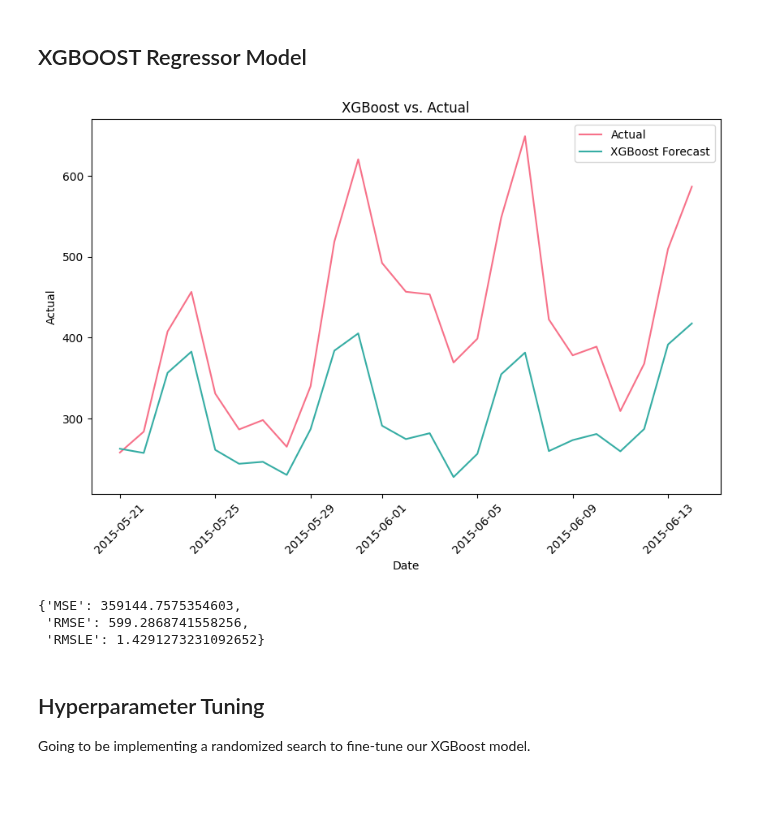
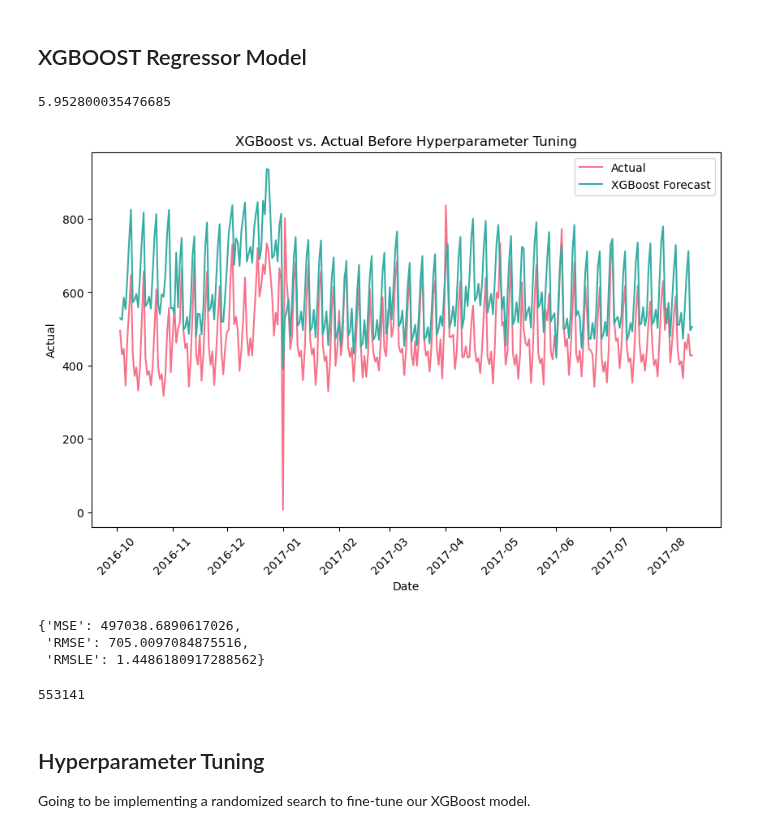
Before and after one commit to coryleroy1/Store-Sales, a Jupyter notebook: Models/XGBoost.ipynb, the cells around one changed output. Drawn from its saved outputs; the diff is of its cells as text; code cells hidden in the pictures; blank space fills up the shorter version.

Commit message:
Update XGBoost.ipynb
Updates to XGBoost

```diff
--- a/Models/XGBoost.ipynb
+++ b/Models/XGBoost.ipynb
@@ -45,7 +45,9 @@ WindowsPath('C:/Users/Cornelius/Documents/GitHub/Store-Sales/data')
+# %%
+path_to_pickle = '/Users/williamearley/Documents/GitHub/Store-Sales/data/'
 # %%
-df_train = pd.read_pickle(path_to_pickle / 'processed/df_train.pkl')
-df_test = pd.read_pickle(path_to_pickle / 'processed/df_test.pkl')
-df_val = pd.read_pickle(path_to_pickle / 'processed/df_val.pkl')
+df_train = pd.read_pickle(path_to_pickle + 'processed/df_train.pkl')
+df_test = pd.read_pickle(path_to_pickle + 'processed/df_test.pkl')
+df_val = pd.read_pickle(path_to_pickle + 'processed/df_val.pkl')
 # %%
 df_train['date'].max()
 # %% [output]
@@ -179,17 +232,25 @@ forecast_xgb = model_xgb.predict(X_test)
+# %%
+elapsed_time
+# %% [output]
+5.952800035476685
 # %%
 # Plot predictions
-plot_predictions(df_test['date'], y_test, forecast_xgb, 'XGBoost Forecast', 'XGBoost vs. Actual')
+plot_predictions(df_test['date'], y_test, forecast_xgb, 'XGBoost Forecast', 'XGBoost vs. Actual Before Hyperparameter Tuning')
 # %% [output]
-[figure, old version]
+[figure, new version]
 # %%
 # Metrics
 xgboost_metrics = evaluate_forecast(y_test, forecast_xgb)
 
 xgboost_metrics
 # %% [output]
-{'MSE': 359144.7575354603,
- 'RMSE': 599.2868741558256,
- 'RMSLE': 1.4291273231092652}
+{'MSE': 497038.6890617026,
+ 'RMSE': 705.0097084875516,
+ 'RMSLE': 1.4486180917288562}
+# %%
+len(df_test)
+# %% [output]
+553141
 # %% [markdown]
 ## Hyperparameter Tuning
 
```
Also changed, not shown: parts of 12 cells of this notebook.
